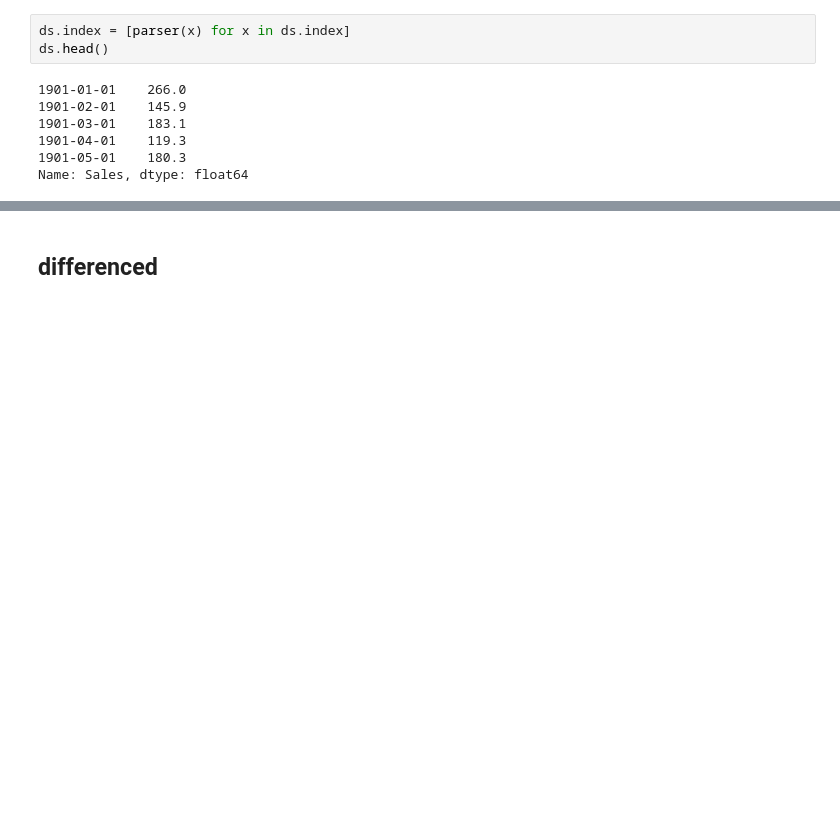
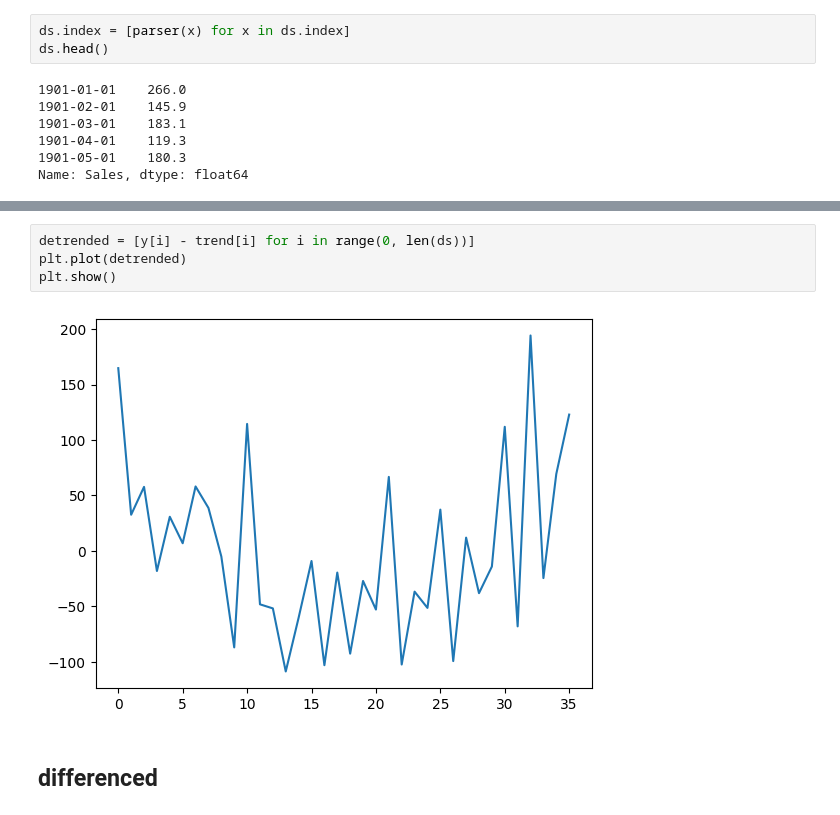
Before and after one commit to Friend09/practise-jb-timeseries, a Jupyter notebook: notebooks/practise_chapter_13.ipynb, the cells around one changed output, grey strips where cells are left out. Drawn from its saved outputs; the diff is of its cells as text; blank space fills up the shorter version.

```diff
--- a/notebooks/practise_chapter_13.ipynb
+++ b/notebooks/practise_chapter_13.ipynb
@@ -39,2 +73,8 @@ Name: Sales, dtype: float64
+# %%
+detrended = [y[i] - trend[i] for i in range(0, len(ds))]
+plt.plot(detrended)
+plt.show()
+# %% [output]
+[figure, added]
 # %% [markdown]
 ## differenced
```
Also changed, not shown: parts of 11 cells of this notebook.
